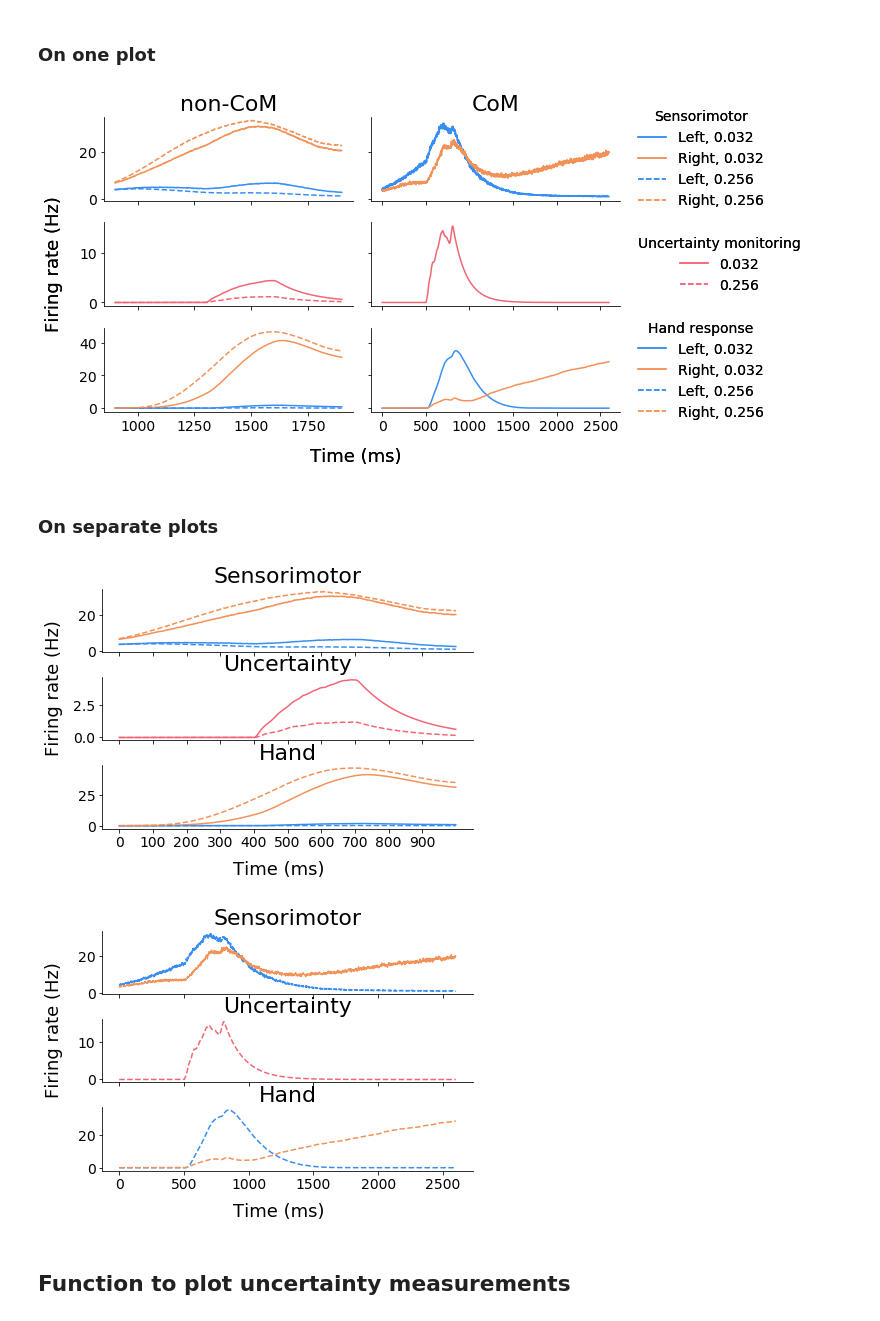
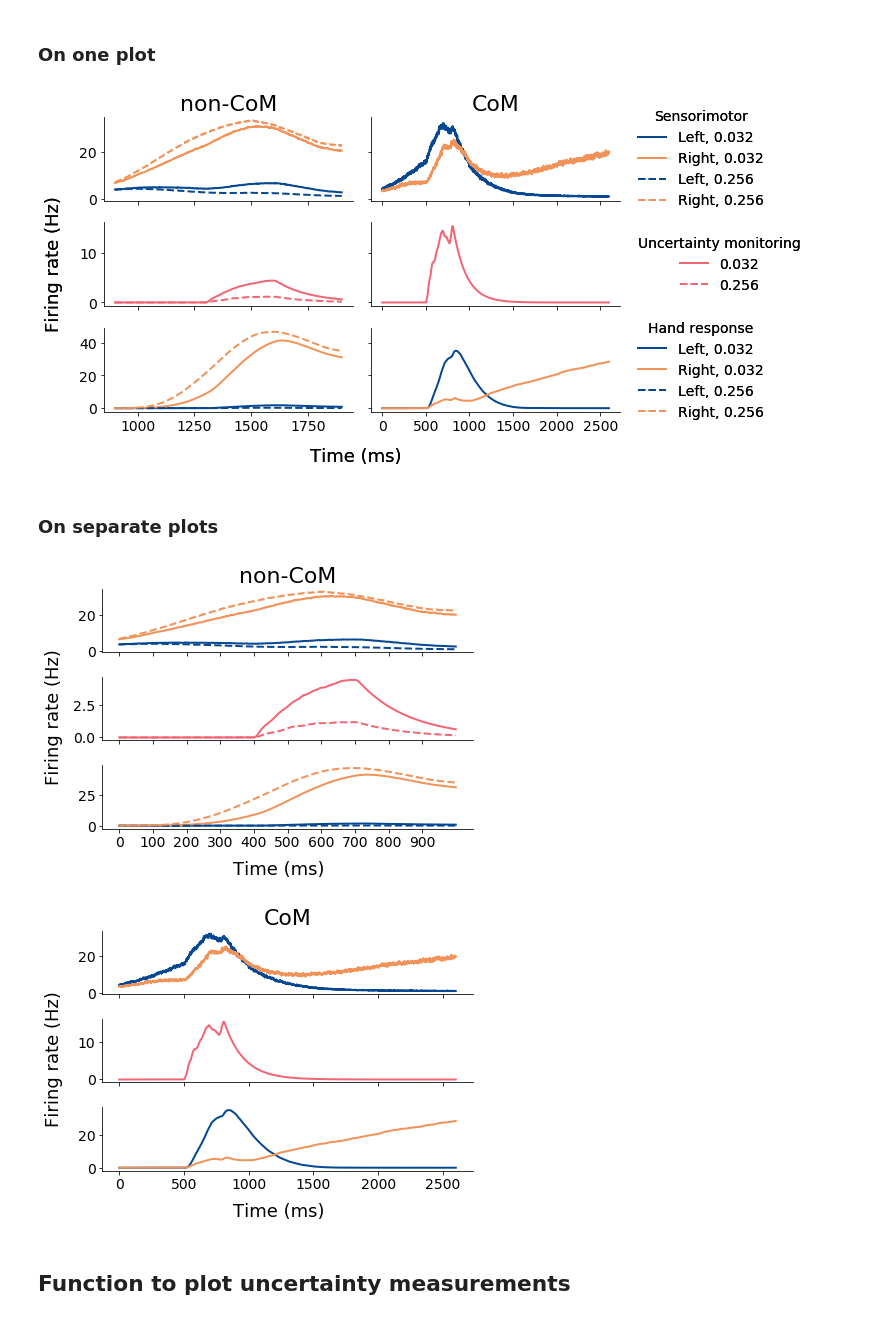
Before and after one commit to nidstigator/com_fixed_duration, a Jupyter notebook: analysis/modelling_results.ipynb, the cells around one changed output. Saved outputs shown, nothing was run; the diff lists cells and outputs as text; code cells hidden in the pictures.

Commit message:
Visuals updated for model traces plot

```diff
--- a/analysis/modelling_results.ipynb
+++ b/analysis/modelling_results.ipynb
@@ -41,7 +41,6 @@ Image(filename='../output/figures/eye_hand_model_horizontal.png')
 # %%
 def plot_mean_timecourse(ax, activity_traces, activity_type, start, stop,
                          step, step_multiplier, ticks):
-#     fig, ax = plt.subplots(3, 1,sharex=True, sharey=False)
     times = np.linspace(0,4000,4000)
 
     plt.tight_layout()
@@ -69,35 +68,37 @@ def plot_mean_timecourse(ax, activity_traces, activity_type, start, stop,
         hand_left_weak = activity_traces.y_5_25[::2].copy()
         hand_right_weak = activity_traces.y_6_25[::2].copy()
 
-    left_color = '#388EF2'
+    left_color = '#054793'
     right_color = '#F19259'
     uncertainty_color = '#F16675'
 
+    linewidth = 2
+
     ax[0].set_title(activity_type)
 
-    ax[0].plot(times[start:stop:step], sensorimotor_left_weak[start:stop:step],
+    ax[0].plot(times[start:stop:step], sensorimotor_left_weak[start:stop:step], lw=linewidth,
                       label='Left, 0.032', color=left_color, linestyle='-')
-    ax[0].plot(times[start:stop:step], sensorimotor_right_weak[start:stop:step],
+    ax[0].plot(times[start:stop:step], sensorimotor_right_weak[start:stop:step], lw=linewidth,
                       label='Right, 0.032', color=right_color, linestyle='-')
 
-    ax[1].plot(times[start:stop:step], uncertainty_weak[start:stop:step],
+    ax[1].plot(times[start:stop:step], uncertainty_weak[start:stop:step], lw=linewidth,
                       label= '0.032', color=uncertainty_color, linestyle='-')
 
-    ax[2].plot(times[start:stop:step], hand_left_weak[start:stop:step],
+    ax[2].plot(times[start:stop:step], hand_left_weak[start:stop:step], lw=linewidth,
                color=left_color, linestyle='-', label='Left, 0.032')
-    ax[2].plot(times[start:stop:step], hand_right_weak[start:stop:step],
+    ax[2].plot(times[start:stop:step], hand_right_weak[start:stop:step], lw=linewidth,
                color=right_color, linestyle='-', label='Right, 0.032')
 
     if (activity_type=='non-CoM'):
-        ax[0].plot(times[start:stop:step], sensorimotor_left_strong[start:stop:step],
+        ax[0].plot(times[start:stop:step], sensorimotor_left_strong[start:stop:step], lw=linewidth,
                           label='Left, 0.256', color=left_color, linestyle='--')
-        ax[0].plot(times[start:stop:step], sensorimotor_right_strong[start:stop:step],
+        ax[0].plot(times[start:stop:step], sensorimotor_right_strong[start:stop:step], lw=linewidth,
                           label='Right, 0.256', color=right_color,linestyle='--')
-        ax[1].plot(times[start:stop:step], uncertainty_strong[start:stop:step],
+        ax[1].plot(times[start:stop:step], uncertainty_strong[start:stop:step], lw=linewidth,
                           label='0.256', color=uncertainty_color, linestyle='--')
-        ax[2].plot(times[start:stop:step], hand_left_strong[start:stop:step],
+        ax[2].plot(times[start:stop:step], hand_left_strong[start:stop:step], lw=linewidth,
                color=left_color, linestyle='--', label='Left, 0.256')
-        ax[2].plot(times[start:stop:step], hand_right_strong[start:stop:step],
+        ax[2].plot(times[start:stop:step], hand_right_strong[start:stop:step], lw=linewidth,
                color=right_color, linestyle='--', label='Right, 0.256')
 
 
@@ -141,7 +142,7 @@ fig.add_artist(legend_3)
 
 plt.savefig(os.path.join(save_path, 'model_activity.png'), bbox_inches='tight')
 # %% [output]
-[figure, old version]
+[figure, new version]
 # %% [markdown]
 ### On separate plots
 # %%
@@ -153,26 +154,26 @@ ticks =  ('0', '100', '200', '300',
               '400', '500', '600', '700', '800', '900')
 
 fig, axes = plt.subplots(3, 1,sharex=True, sharey=False)
-plot_mean_timecourse(axes, model_non_com_activity_traces, 'non-com', start,
-                     stop,step,step_multiplier,ticks)
+plot_mean_timecourse(axes, model_non_com_activity_traces, 'non-CoM', start,
+                     stop, step, step_multiplier,ticks)
 
 plt.savefig(os.path.join(save_path, 'model_activity_non_com.png'), bbox_inches='tight')
 # %% [output]
-[figure, old version]
+[figure, new version]
 # %%
 start = 800
 stop =  3400
 ticks = ('0', '500', '1000',
          '1500', '2000', '2500')
 step_multiplier = 500
 
 fig, axes = plt.subplots(3, 1,sharex=True, sharey=False)
-plot_mean_timecourse(axes, model_com_activity_traces,'com',start,
-                     stop,step,step_multiplier,ticks)
+plot_mean_timecourse(axes, model_com_activity_traces, 'CoM', start,
+                     stop, step, step_multiplier, ticks)
 
 plt.savefig(os.path.join(save_path, 'model_activity_com.png'), bbox_inches='tight')
 # %% [output]
-[figure, old version]
+[figure, new version]
 # %% [markdown]
 ## Function to plot uncertainty measurements
 # %%
```
Also changed, not shown: 3 other files.
